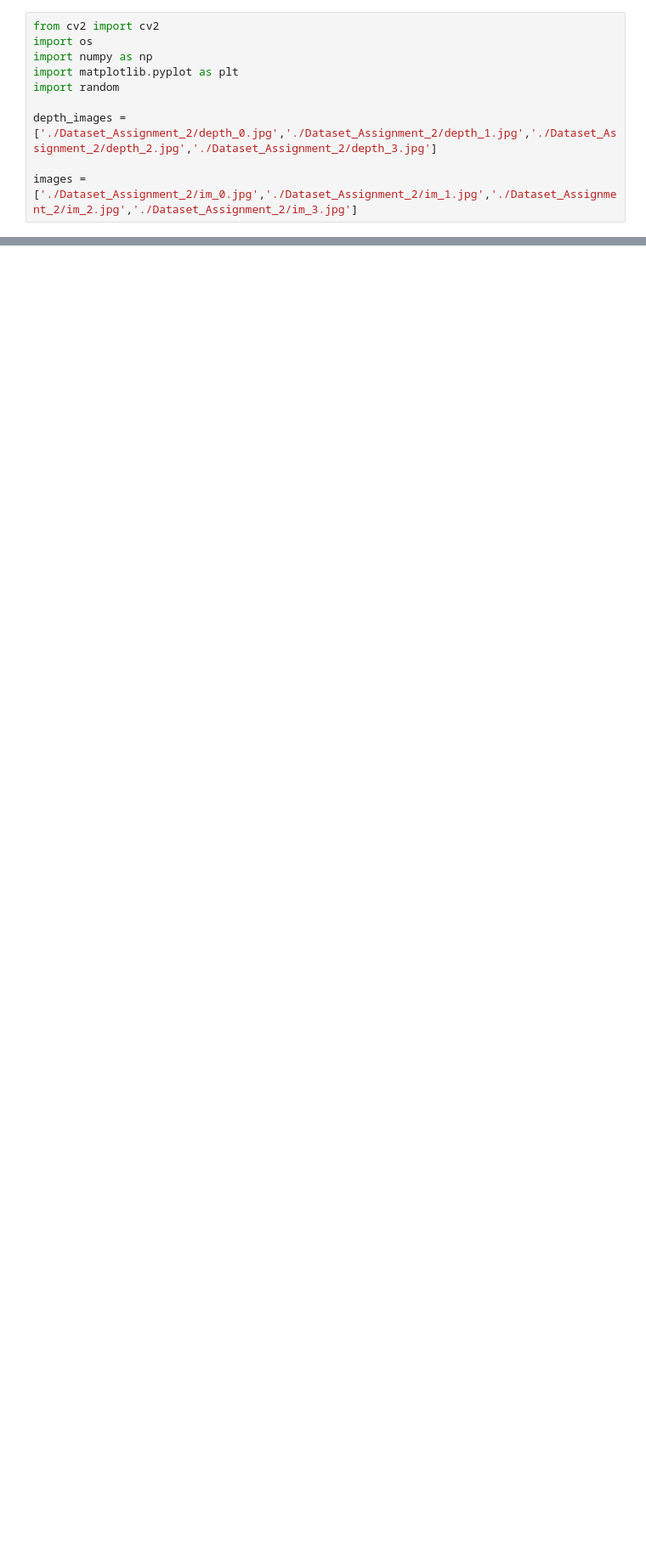
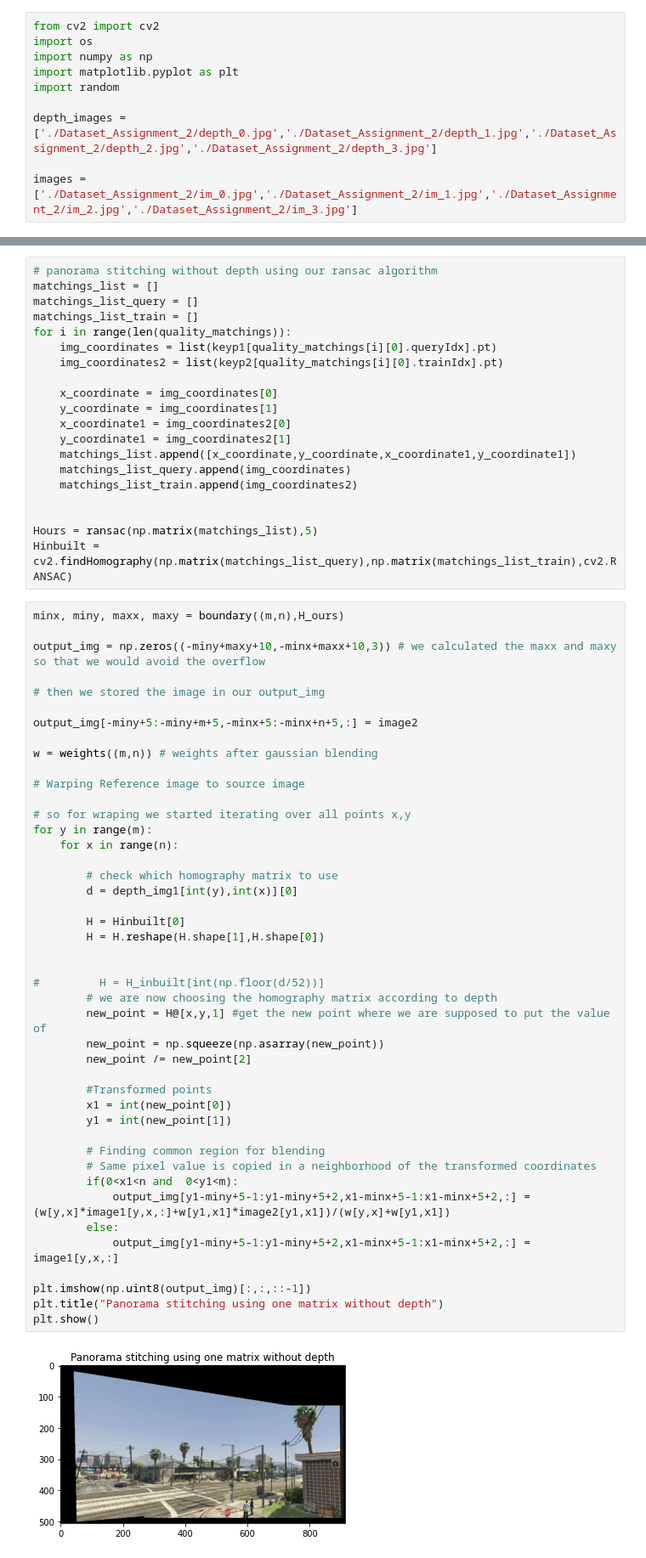
Before and after one commit to prasadathave/3DCV_Assignment2, a Jupyter notebook: Assignment2.ipynb, the cells around one changed output, grey strips where cells are left out. Shown at 85% size. Saved outputs shown, nothing was run; the diff lists cells and outputs as text; blank space fills up the shorter version.

```diff
--- a/Assignment2.ipynb
+++ b/Assignment2.ipynb
@@ -199,0 +324,66 @@ Homography inbuilt: [[ 1.52994919e+00 -2.30943943e-02 -2.08948418e+02]
+# %%
+# panorama stitching without depth using our ransac algorithm
+matchings_list = []
+matchings_list_query = []
+matchings_list_train = []
+for i in range(len(quality_matchings)):
+    img_coordinates = list(keyp1[quality_matchings[i][0].queryIdx].pt)
+    img_coordinates2 = list(keyp2[quality_matchings[i][0].trainIdx].pt)
+
+    x_coordinate = img_coordinates[0]
+    y_coordinate = img_coordinates[1]
+    x_coordinate1 = img_coordinates2[0]
+    y_coordinate1 = img_coordinates2[1]
+    matchings_list.append([x_coordinate,y_coordinate,x_coordinate1,y_coordinate1])
+    matchings_list_query.append(img_coordinates)
+    matchings_list_train.append(img_coordinates2)
+
+
+Hours = ransac(np.matrix(matchings_list),5)
+Hinbuilt = cv2.findHomography(np.matrix(matchings_list_query),np.matrix(matchings_list_train),cv2.RANSAC)
+# %%
+minx, miny, maxx, maxy = boundary((m,n),H_ours)
+
+output_img = np.zeros((-miny+maxy+10,-minx+maxx+10,3)) # we calculated the maxx and maxy so that we would avoid the overflow
+
+# then we stored the image in our output_img
+
+output_img[-miny+5:-miny+m+5,-minx+5:-minx+n+5,:] = image2
+
+w = weights((m,n)) # weights after gaussian blending
+
+# Warping Reference image to source image
+
+# so for wraping we started iterating over all points x,y
+for y in range(m):
+    for x in range(n):
+
+        # check which homography matrix to use
+        d = depth_img1[int(y),int(x)][0]
+
+        H = Hinbuilt[0]
+        H = H.reshape(H.shape[1],H.shape[0])
+
+
+#         H = H_inbuilt[int(np.floor(d/52))]
+        # we are now choosing the homography matrix according to depth
+        new_point = H@[x,y,1] #get the new point where we are supposed to put the value of
+        new_point = np.squeeze(np.asarray(new_point))
+        new_point /= new_point[2]
+
+        #Transformed points
+        x1 = int(new_point[0])
+        y1 = int(new_point[1])
+
+        # Finding common region for blending
+        # Same pixel value is copied in a neighborhood of the transformed coordinates
+        if(0<x1<n and  0<y1<m):
+            output_img[y1-miny+5-1:y1-miny+5+2,x1-minx+5-1:x1-minx+5+2,:] = (w[y,x]*image1[y,x,:]+w[y1,x1]*image2[y1,x1])/(w[y,x]+w[y1,x1])
+        else:
+            output_img[y1-miny+5-1:y1-miny+5+2,x1-minx+5-1:x1-minx+5+2,:] = image1[y,x,:]
+
+plt.imshow(np.uint8(output_img)[:,:,::-1])
+plt.title("Panorama stitching using one matrix without depth")
+plt.show()
+# %% [output]
+[figure, added]
```
Also changed, not shown: parts of 6 cells of this notebook, 6 other files.
